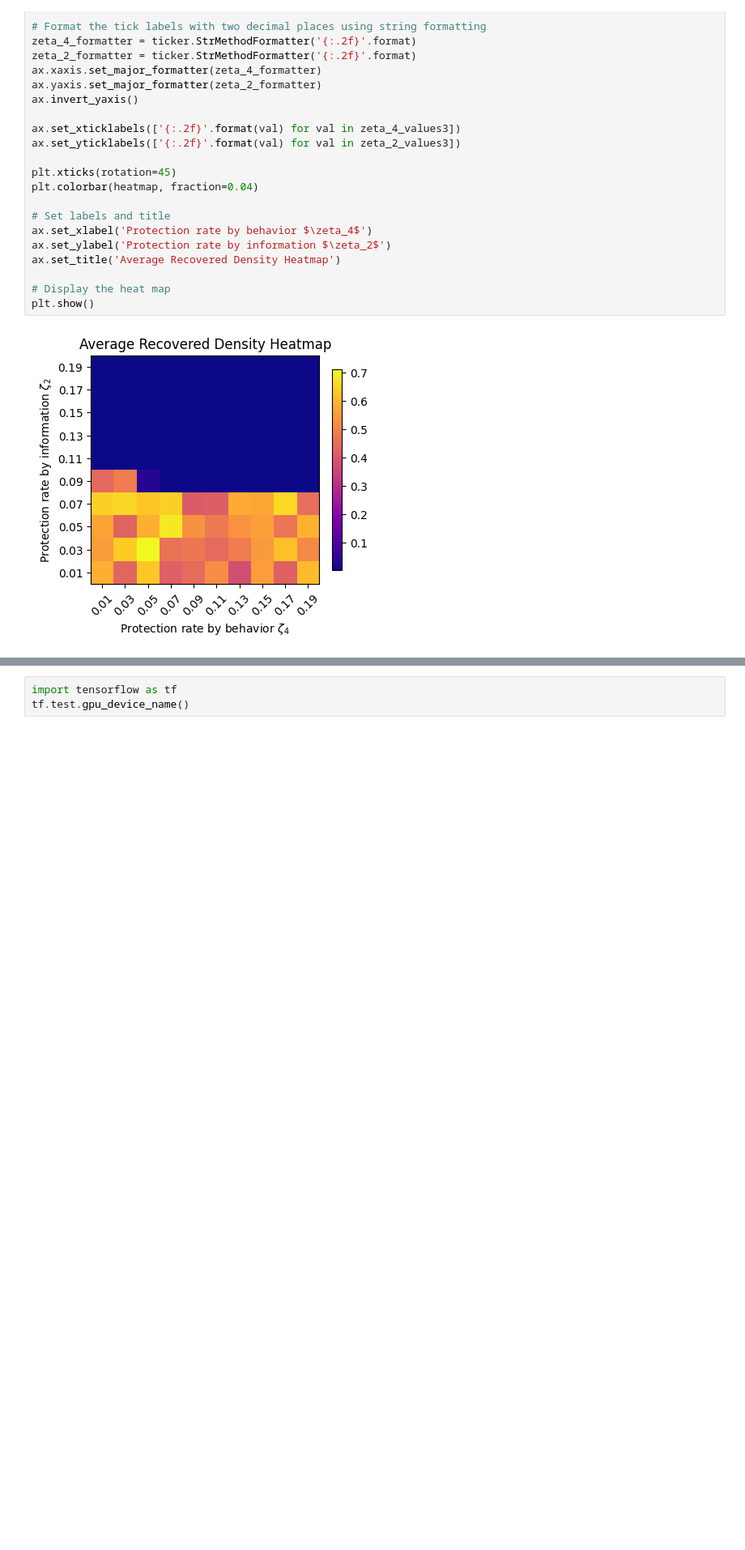
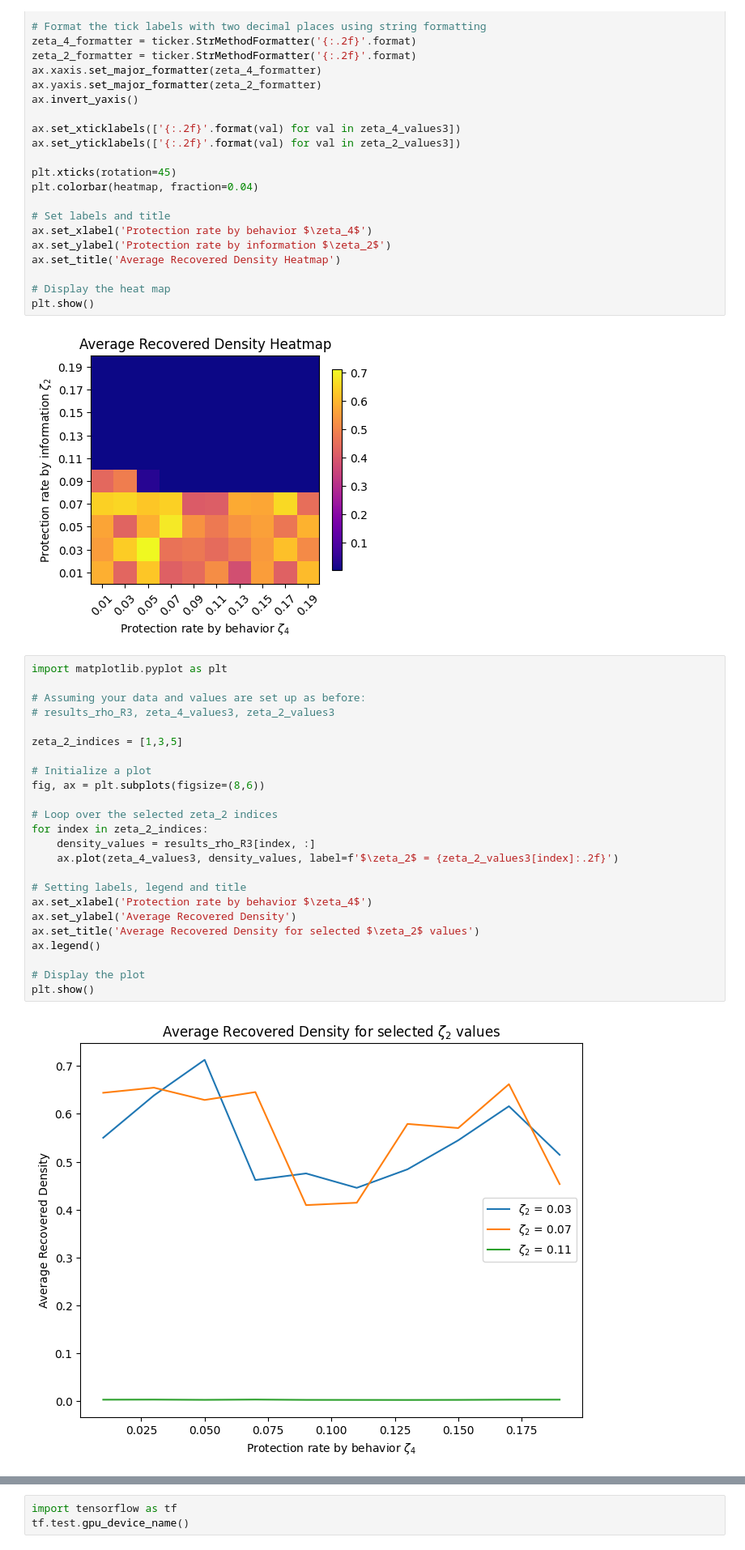
Before and after one commit to Nancy-Shi/Complex_Networks, a Jupyter notebook: 3_Layer_Coupling_080923_zeta_2_zeta_4.ipynb, the cells around one changed output, grey strips where cells are left out. Shown: that part at 81% size. Drawn from its saved outputs; the diff is of its cells as text; blank space fills up the shorter version.

```diff
--- a/3_Layer_Coupling_080923_zeta_2_zeta_4.ipynb
+++ b/3_Layer_Coupling_080923_zeta_2_zeta_4.ipynb
@@ -783,3 +783,29 @@ ax.set_title('Average Recovered Density Heatmap')
 plt.show()
 # %% [output]
 [figure]
+# %%
+import matplotlib.pyplot as plt
+
+# Assuming your data and values are set up as before:
+# results_rho_R3, zeta_4_values3, zeta_2_values3
+
+zeta_2_indices = [1,3,5]
+
+# Initialize a plot
+fig, ax = plt.subplots(figsize=(8,6))
+
+# Loop over the selected zeta_2 indices
+for index in zeta_2_indices:
+    density_values = results_rho_R3[index, :]
+    ax.plot(zeta_4_values3, density_values, label=f'$\zeta_2$ = {zeta_2_values3[index]:.2f}')
+
+# Setting labels, legend and title
+ax.set_xlabel('Protection rate by behavior $\zeta_4$')
+ax.set_ylabel('Average Recovered Density')
+ax.set_title('Average Recovered Density for selected $\zeta_2$ values')
+ax.legend()
+
+# Display the plot
+plt.show()
+# %% [output]
+[figure, added]
```
Also changed, not shown: parts of 1 cell of this notebook.
